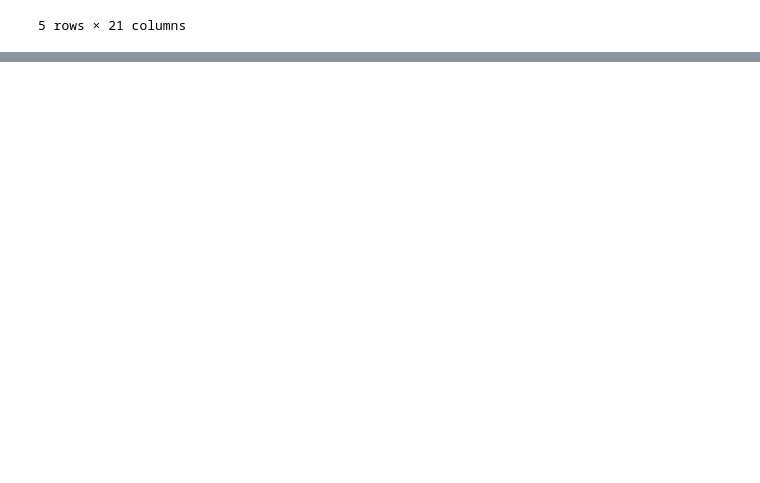
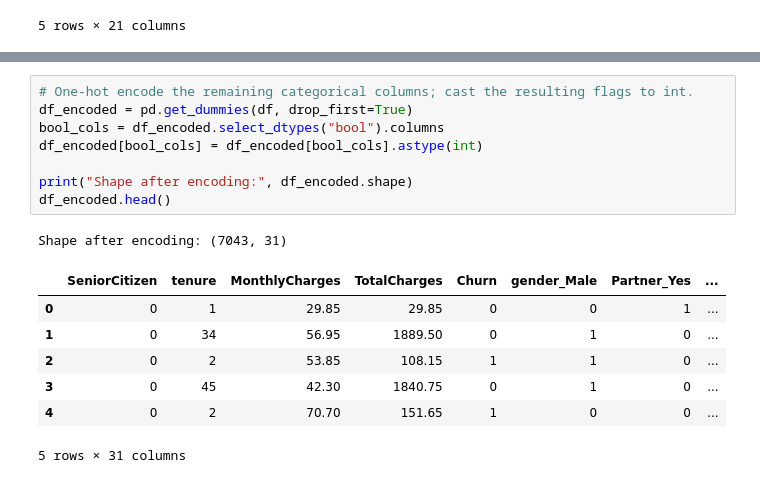
Before and after one commit to oscaroguledo/Customer-Churn-Predictor, a Jupyter notebook: data.ipynb, the cells around one changed output, grey strips where cells are left out. Cells and saved outputs as stored; diff of their text form; blank space fills up the shorter version.

```diff
--- a/data.ipynb
+++ b/data.ipynb
@@ -34,0 +82,17 @@ df.head()
+# %%
+# One-hot encode the remaining categorical columns; cast the resulting flags to int.
+df_encoded = pd.get_dummies(df, drop_first=True)
+bool_cols = df_encoded.select_dtypes("bool").columns
+df_encoded[bool_cols] = df_encoded[bool_cols].astype(int)
+
+print("Shape after encoding:", df_encoded.shape)
+df_encoded.head()
+# %% [output]
+Shape after encoding: (7043, 31)
+|  | SeniorCitizen | tenure | MonthlyCharges | TotalCharges | Churn | gender_Male | Partner_Yes | ... |
+| 0 | 0 | 1 | 29.85 | 29.85 | 0 | 0 | 1 | ... |
+| 1 | 0 | 34 | 56.95 | 1889.50 | 0 | 1 | 0 | ... |
+| 2 | 0 | 2 | 53.85 | 108.15 | 1 | 1 | 0 | ... |
+| 3 | 0 | 45 | 42.30 | 1840.75 | 0 | 1 | 0 | ... |
+| 4 | 0 | 2 | 70.70 | 151.65 | 1 | 0 | 0 | ... |
+5 rows × 31 columns
```
Also changed, not shown: parts of 4 cells of this notebook.
